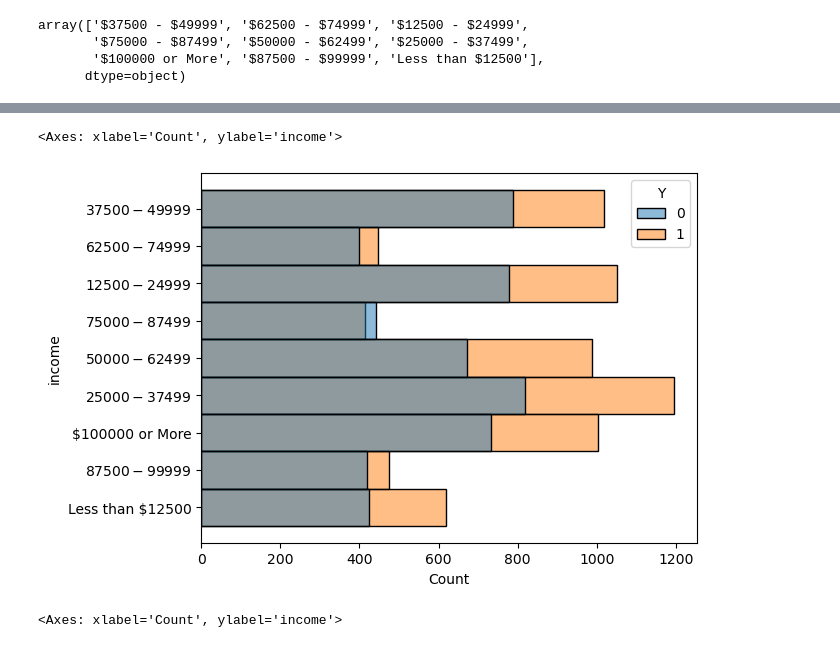
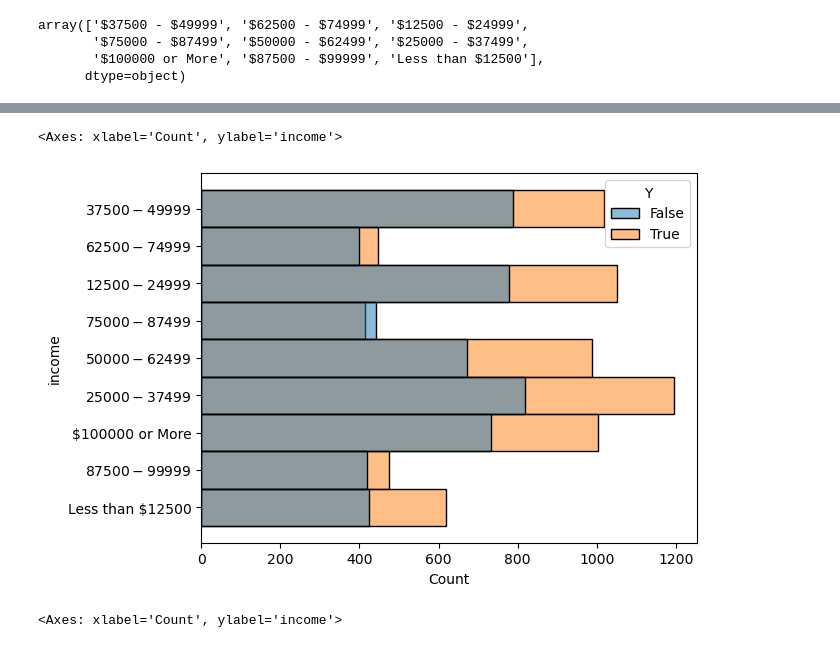
Before and after one commit to Timofey-E/Emeritus, a Jupyter notebook: Assigment_5_1/project5_1.ipynb, the cells around one changed output, grey strips where cells are left out. Saved outputs shown, nothing was run; the diff lists cells and outputs as text; code cells hidden in the pictures.

```diff
--- a/Assigment_5_1/project5_1.ipynb
+++ b/Assigment_5_1/project5_1.ipynb
@@ -114,0 +135,4 @@ sns.histplot(data = data, y = 'temperature', hue = 'Y')
+# %%
+data_Y = data
+data_Y['Y'] = data['Y'].astype(bool)
+data_Y.head()
@@ -122,8 +159,8 @@ array(['$37500 - $49999', '$62500 - $74999', '$12500 - $24999',
 # %%
-sns.histplot(data = data, y = 'income', hue = 'Y')
+sns.histplot(data = data_Y, y = 'income', hue = 'Y')
 # %% [output]
 <Axes: xlabel='Count', ylabel='income'>
-[figure, old version]
+[figure, new version]
 # %%
 sns.histplot(data = data, y = 'income')
 # %% [output]
```
Also changed, not shown: parts of 4 cells of this notebook.
